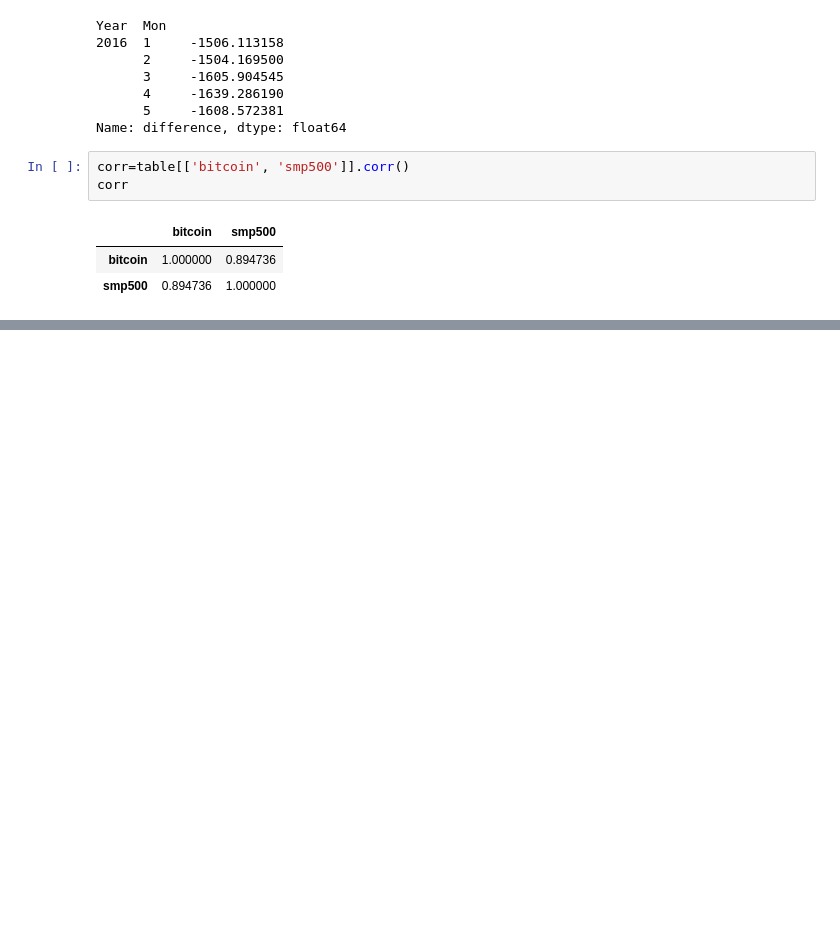
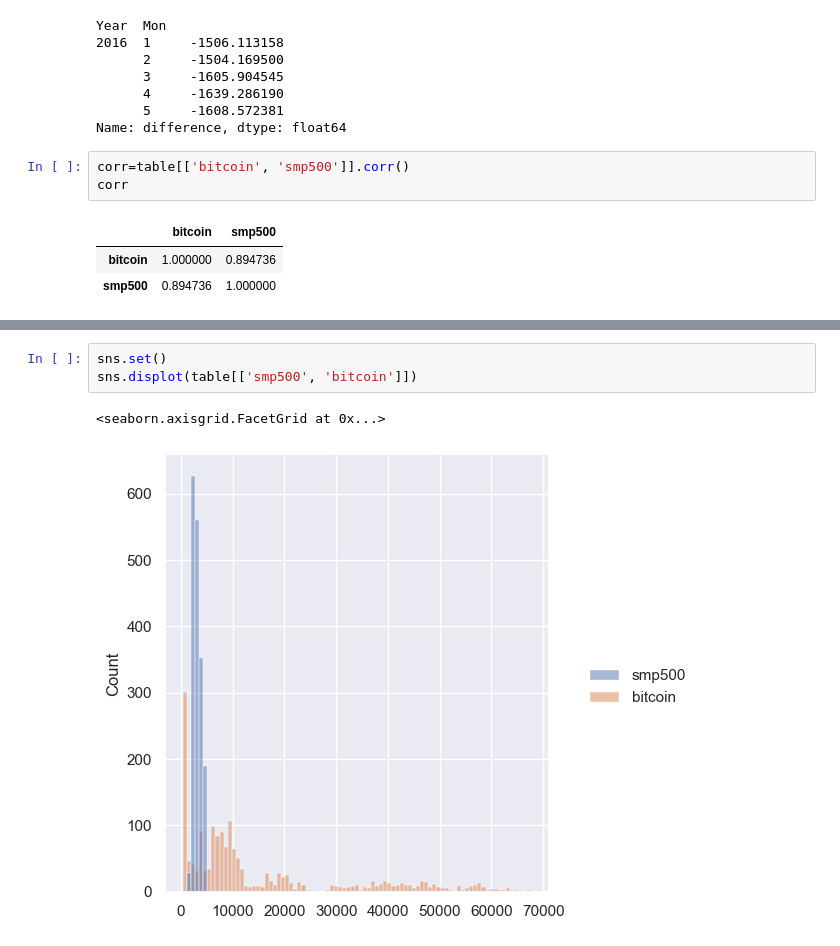
Before and after one commit to aintproud/analitic, a Jupyter notebook: 2.ipynb, the cells around one changed output, grey strips where cells are left out. Saved outputs shown, nothing was run; the diff lists cells and outputs as text; blank space fills up the shorter version.

```diff
--- a/2.ipynb
+++ b/2.ipynb
@@ -166,0 +169,6 @@ plt.yticks(range(len(corr)),corr.columns)
+# %%
+sns.set()
+sns.displot(table[['smp500', 'bitcoin']])
+# %% [output]
+<seaborn.axisgrid.FacetGrid at 0x...>
+[figure, added]
```
Also changed, not shown: parts of 4 cells of this notebook, 2 other files.
